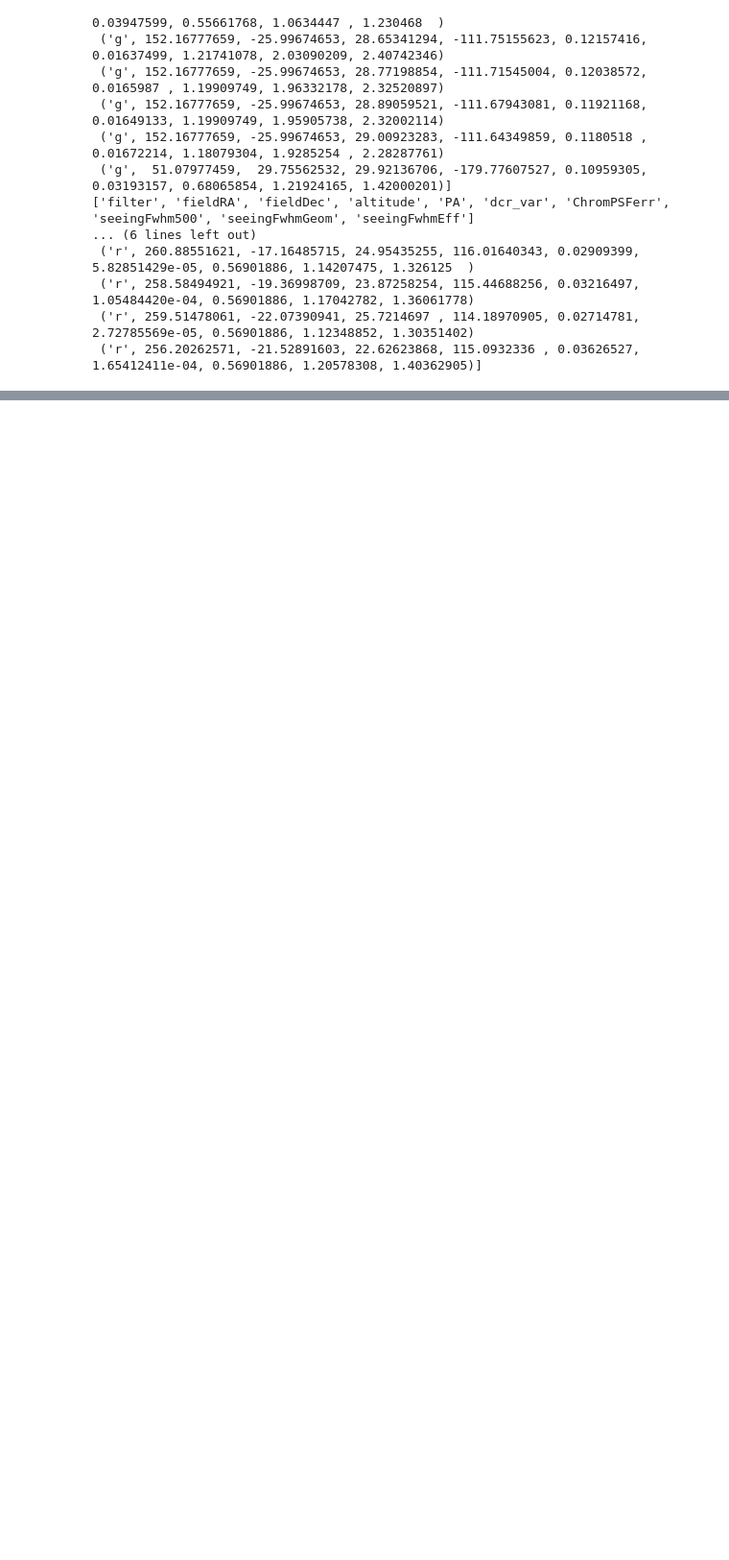
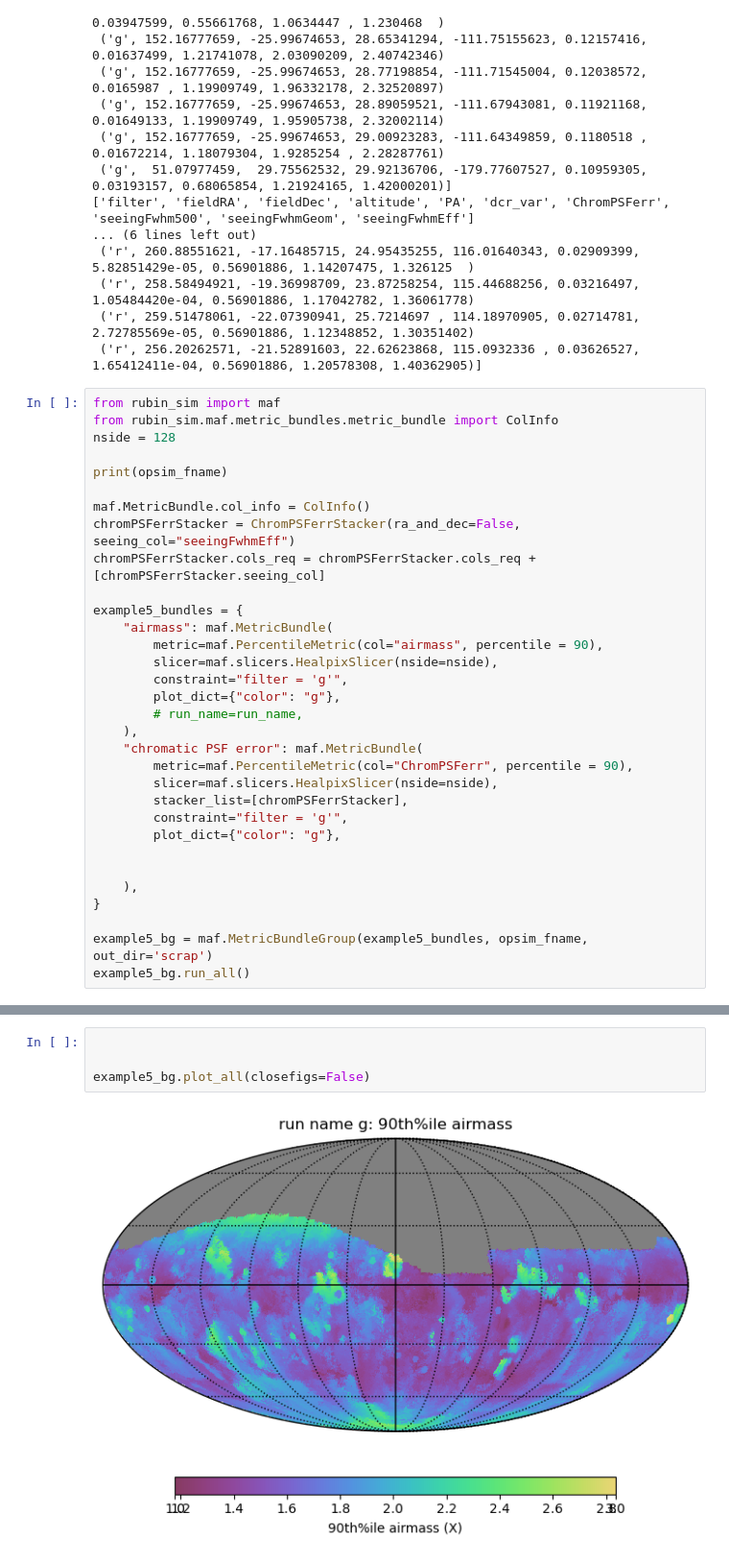
Before and after one commit to LSSTDESC/DifferentialCR, a Jupyter notebook: DCRSecondStacker.ipynb, the cells around one changed output, grey strips where cells are left out. Shown at 96% size. Cells and saved outputs as stored; diff of their text form; blank space fills up the shorter version.

```diff
--- a/DCRSecondStacker.ipynb
+++ b/DCRSecondStacker.ipynb
@@ -1117,3 +1117,35 @@ print(np.array(obs_stacked_3[cols_to_print][:10]))
  ('r', 258.58494921, -19.36998709, 23.87258254, 115.44688256, 0.03216497,  1.05484420e-04, 0.56901886, 1.17042782, 1.36061778)
  ('r', 259.51478061, -22.07390941, 25.7214697 , 114.18970905, 0.02714781,  2.72785569e-05, 0.56901886, 1.12348852, 1.30351402)
  ('r', 256.20262571, -21.52891603, 22.62623868, 115.0932336 , 0.03626527,  1.65412411e-04, 0.56901886, 1.20578308, 1.40362905)]
+# %%
+from rubin_sim import maf
+from rubin_sim.maf.metric_bundles.metric_bundle import ColInfo
+nside = 128
+
+print(opsim_fname)
+
+maf.MetricBundle.col_info = ColInfo()
+chromPSFerrStacker = ChromPSFerrStacker(ra_and_dec=False, seeing_col="seeingFwhmEff")
+chromPSFerrStacker.cols_req = chromPSFerrStacker.cols_req + [chromPSFerrStacker.seeing_col]
+
+example5_bundles = {
+    "airmass": maf.MetricBundle(
+        metric=maf.PercentileMetric(col="airmass", percentile = 90),
+        slicer=maf.slicers.HealpixSlicer(nside=nside),
+        constraint="filter = 'g'",
+        plot_dict={"color": "g"},
+        # run_name=run_name,
+    ),
+    "chromatic PSF error": maf.MetricBundle(
+        metric=maf.PercentileMetric(col="ChromPSFerr", percentile = 90),
+        slicer=maf.slicers.HealpixSlicer(nside=nside),
+        stacker_list=[chromPSFerrStacker],
+        constraint="filter = 'g'",
+        plot_dict={"color": "g"},
+
+
+    ),
+}
+
+example5_bg = maf.MetricBundleGroup(example5_bundles, opsim_fname, out_dir='scrap')
+example5_bg.run_all()
@@ -1119,0 +1156,6 @@ print(np.array(obs_stacked_3[cols_to_print][:10]))
+# %%
+
+
+example5_bg.plot_all(closefigs=False)
+# %% [output]
+[figure, added]
```
Also changed, not shown: parts of 2 cells of this notebook.
